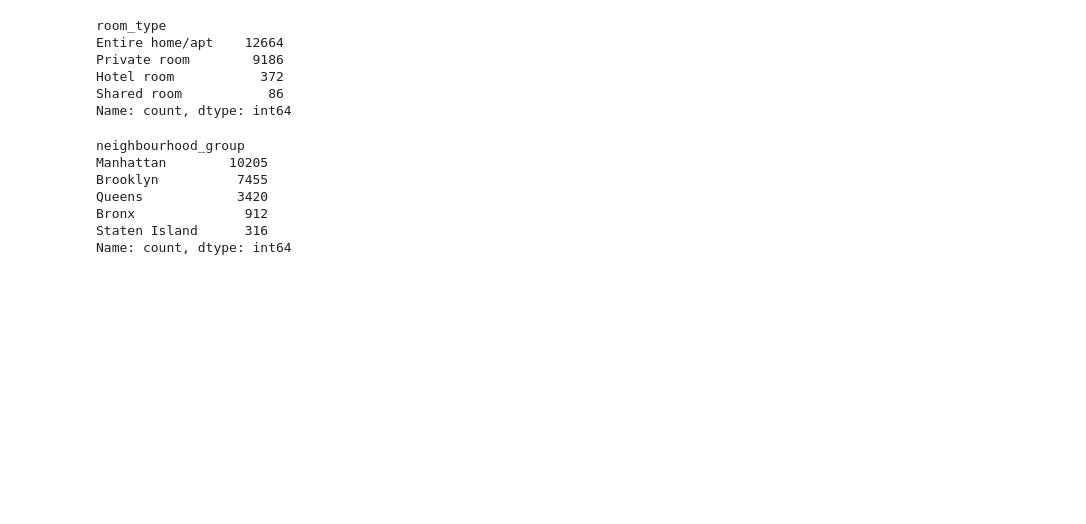
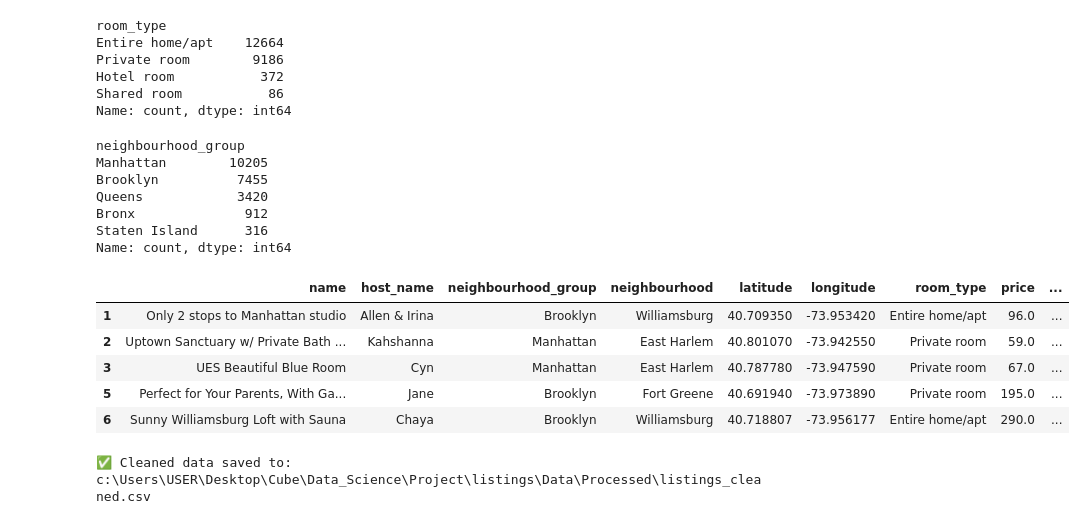
Before and after one commit to Wayneotc/AIRBNB-Listings, a Jupyter notebook: Notebooks/Data_Cleaning.ipynb, the cells around one changed output. Cells and saved outputs as stored; diff of their text form; code cells hidden in the pictures; blank space fills up the shorter version.

```diff
--- a/Notebooks/Data_Cleaning.ipynb
+++ b/Notebooks/Data_Cleaning.ipynb
@@ -134,3 +137,23 @@ categorical_columns = [
 # Converting categorical columns to 'category' dtype
 for col in categorical_columns:
     listing[col] = listing[col].astype('category')
+# %%
+listing.head()
+# %% [output]
+|  | name | host_name | neighbourhood_group | neighbourhood | latitude | longitude | room_type | price | ... |
+| 1 | Only 2 stops to Manhattan studio | Allen & Irina | Brooklyn | Williamsburg | 40.709350 | -73.953420 | Entire home/apt | 96.0 | ... |
+| 2 | Uptown Sanctuary w/ Private Bath ... | Kahshanna | Manhattan | East Harlem | 40.801070 | -73.942550 | Private room | 59.0 | ... |
+| 3 | UES Beautiful Blue Room | Cyn | Manhattan | East Harlem | 40.787780 | -73.947590 | Private room | 67.0 | ... |
+| 5 | Perfect for Your Parents, With Ga... | Jane | Brooklyn | Fort Greene | 40.691940 | -73.973890 | Private room | 195.0 | ... |
+| 6 | Sunny Williamsburg Loft with Sauna | Chaya | Brooklyn | Williamsburg | 40.718807 | -73.956177 | Entire home/apt | 290.0 | ... |
+# %%
+# Define save path
+processed_path = Path.cwd().parent / "Data" / "Processed"
+processed_path.mkdir(parents=True, exist_ok=True)  # Create folder if it doesn't exist
+
+# Save the cleaned DataFrame
+listing.to_csv(processed_path / "listings_cleaned.csv", index=False)
+
+print("✅ Cleaned data saved to:", processed_path / "listings_cleaned.csv")
+# %% [output]
+✅ Cleaned data saved to: c:\Users\USER\Desktop\Cube\Data_Science\Project\listings\Data\Processed\listings_cleaned.csv
```
Also changed, not shown: parts of 4 cells of this notebook, 5 other files.
